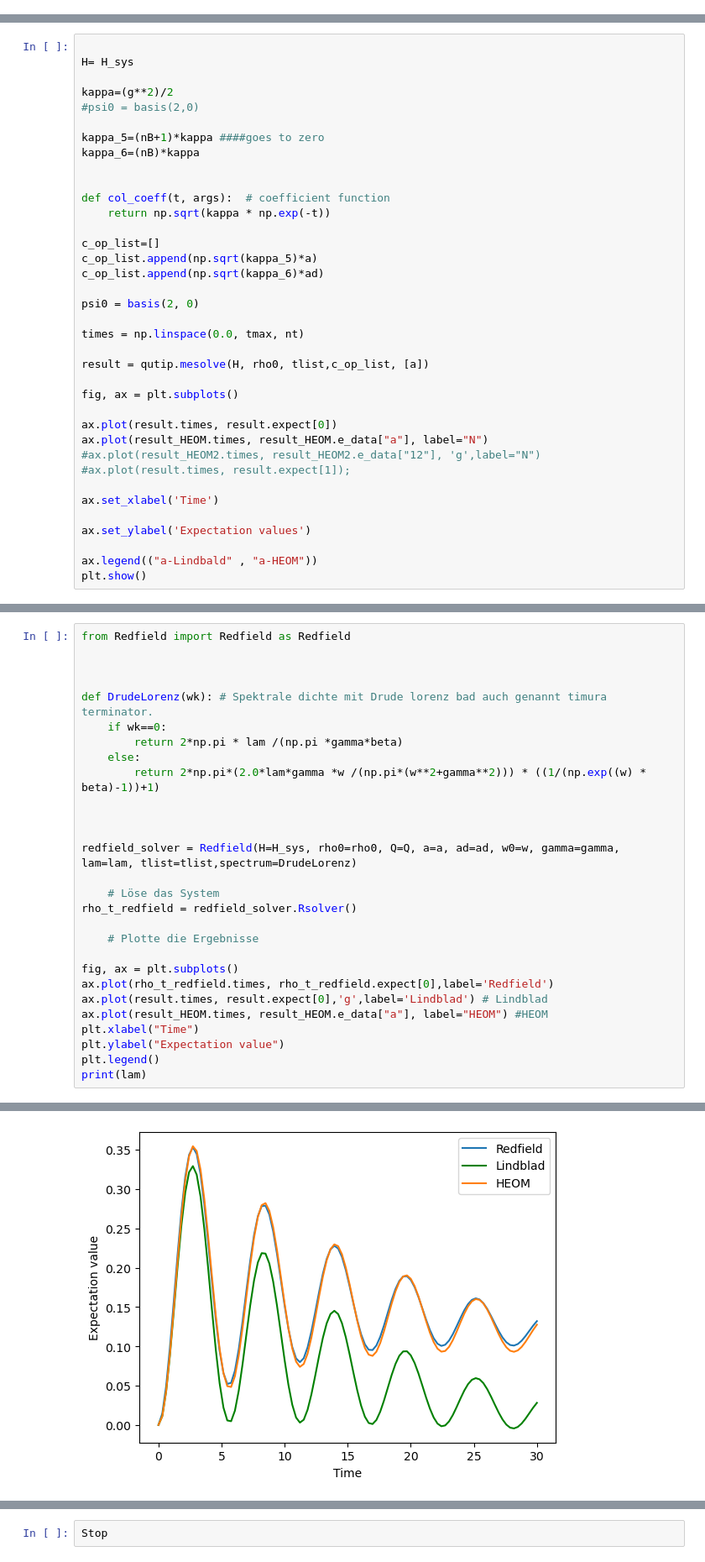
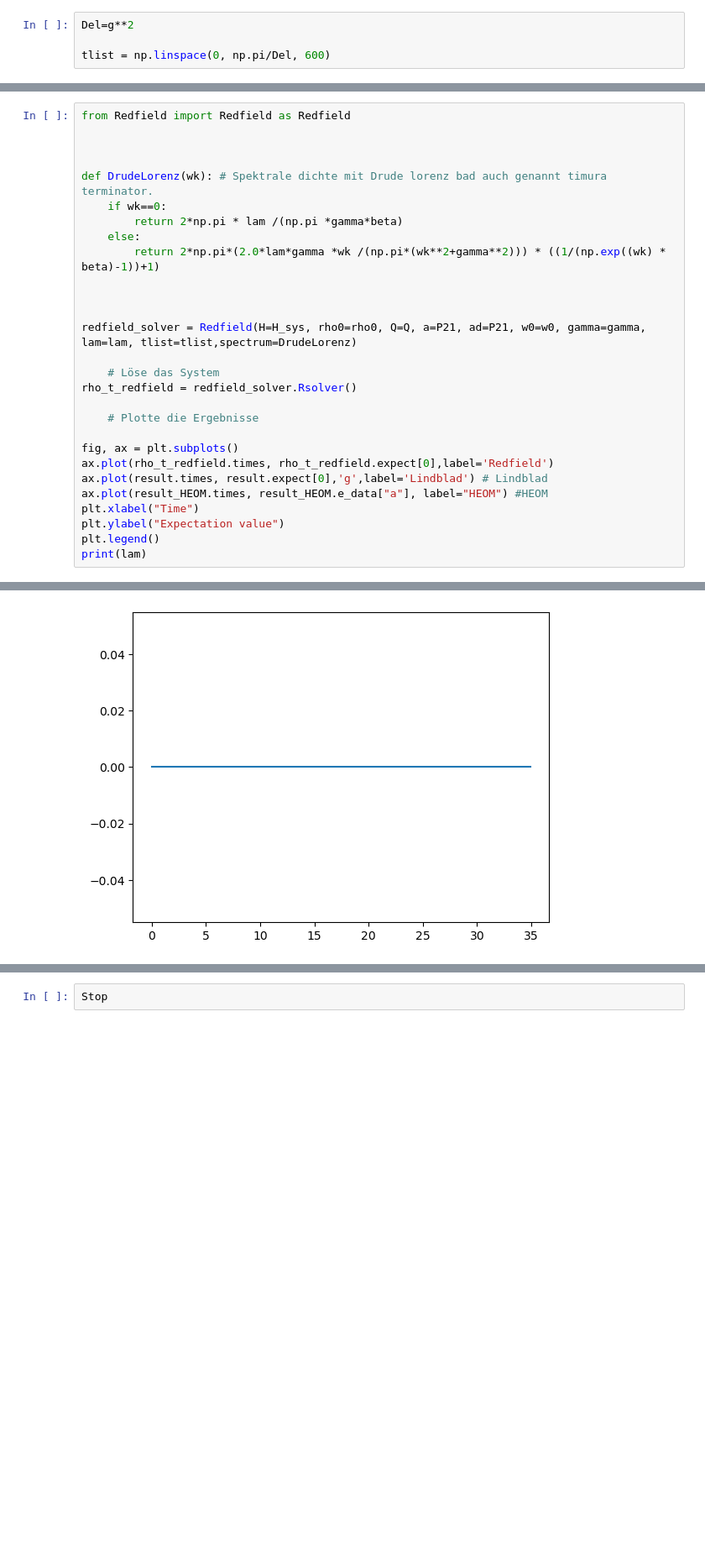
Before and after one commit to SanderStammbach/Sanders-Studium, a Jupyter notebook: HEOM/GiantAtom.ipynb, the cells around one changed output, grey strips where cells are left out. Shown at 84% size. Cells and saved outputs as stored; diff of their text form; blank space fills up the shorter version.

```diff
--- a/HEOM/GiantAtom.ipynb
+++ b/HEOM/GiantAtom.ipynb
@@ -198,0 +146,4 @@ plt.show()
+# %%
+Del=g**2
+
+tlist = np.linspace(0, np.pi/Del, 600)
@@ -303,37 +284,0 @@ Total run time:   0.02s
-# %%
-
-H= H_sys
-
-kappa=(g**2)/2
-#psi0 = basis(2,0)
-
-kappa_5=(nB+1)*kappa ####goes to zero
-kappa_6=(nB)*kappa
-
-
-def col_coeff(t, args):  # coefficient function
-    return np.sqrt(kappa * np.exp(-t))
-
-c_op_list=[]
-c_op_list.append(np.sqrt(kappa_5)*a)
-c_op_list.append(np.sqrt(kappa_6)*ad)
-
-psi0 = basis(2, 0)
-
-times = np.linspace(0.0, tmax, nt)
-
-result = qutip.mesolve(H, rho0, tlist,c_op_list, [a])
-
-fig, ax = plt.subplots()
-
-ax.plot(result.times, result.expect[0])
-ax.plot(result_HEOM.times, result_HEOM.e_data["a"], label="N")
-#ax.plot(result_HEOM2.times, result_HEOM2.e_data["12"], 'g',label="N")
-#ax.plot(result.times, result.expect[1]);
-
-ax.set_xlabel('Time')
-
-ax.set_ylabel('Expectation values')
-
-ax.legend(("a-Lindbald" , "a-HEOM"))
-plt.show()
@@ -374,11 +291,11 @@ def DrudeLorenz(wk): # Spektrale dichte mit Drude lorenz bad auch genannt timura
     if wk==0:
         return 2*np.pi * lam /(np.pi *gamma*beta)
     else:
-        return 2*np.pi*(2.0*lam*gamma *w /(np.pi*(w**2+gamma**2))) * ((1/(np.exp((w) * beta)-1))+1)
+        return 2*np.pi*(2.0*lam*gamma *wk /(np.pi*(wk**2+gamma**2))) * ((1/(np.exp((wk) * beta)-1))+1)
 
 
 
-redfield_solver = Redfield(H=H_sys, rho0=rho0, Q=Q, a=a, ad=ad, w0=w, gamma=gamma, lam=lam, tlist=tlist,spectrum=DrudeLorenz)
+redfield_solver = Redfield(H=H_sys, rho0=rho0, Q=Q, a=P21, ad=P21, w0=w0, gamma=gamma, lam=lam, tlist=tlist,spectrum=DrudeLorenz)
 
     # Löse das System
 rho_t_redfield = redfield_solver.Rsolver()
@@ -398,4 +315,4 @@ print(lam)
-[figure, old version]
+[figure, new version]
 # %%
 import numpy as np
 
```
Also changed, not shown: parts of 17 cells of this notebook, 2 other files.
